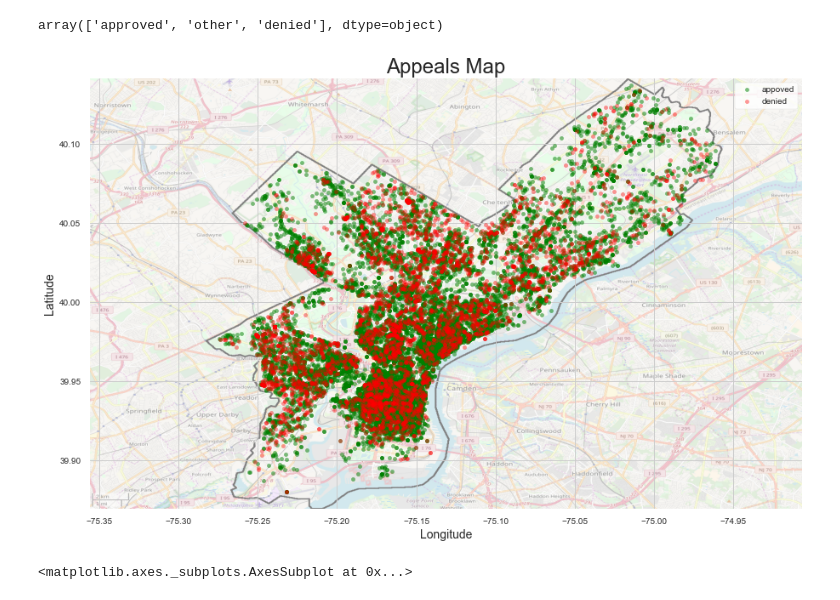
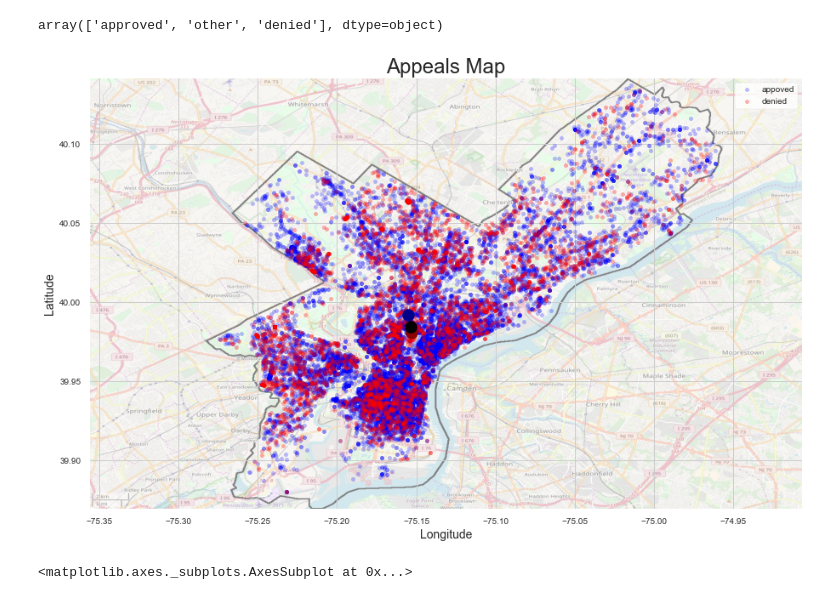
Before and after one commit to adreyzin/Philly_L_and_I_Appeals, a Jupyter notebook: City of Philadelphia Licenses and Inspections Appeals.ipynb, the cells around one changed output. Cells and saved outputs as stored; diff of their text form; code cells hidden in the pictures.

```diff
--- a/City of Philadelphia Licenses and Inspections Appeals.ipynb
+++ b/City of Philadelphia Licenses and Inspections Appeals.ipynb
@@ -659,3 +660,10 @@ df[['lat','lng']].agg([min,max, 'mean']).T
 #Save Philadelphia Center City Latitude and Longitude.
 ccLat = 39.952583
 ccLng = -75.165222
+# %%
+#Calclulate centroid for approved and denied appeals
+centers = df[df['newDecision'].isin(['approved','denied'])].groupby(['newDecision'])['lng','lat'].mean()
+centers.iloc[0,0]
+print(centers)
+centers = centers.append(df[['lng','lat']].mean(), ignore_index=True)
+centers
@@ -662,3 +679,7 @@ ccLng = -75.165222
+# %%
+#Create distance from the centroid point feature
+centers = centers.reindex()
+df['fromCenter'] = ((df['lng'] - centers.iloc[2][0])**2 + (df['lng'] - centers.iloc[2][1])**2)**0.5
 # %%
 #create "distance" from center city
 df['fromCC'] = ((df['lat']-ccLat)**2 + (df['lng']-ccLng)**2)**0.5
@@ -701,33 +717,36 @@ array(['approved', 'other', 'denied'], dtype=object)
 # %%
 import numpy as np
 import matplotlib.image as mpimg
 philadelphia_img=mpimg.imread('images/Street_map_of_Philadelphia_and_surrounding_area.png')
 
 plt.axes
 plt.figure(figsize=(15,15))
 plt.title('Appeals Map', size=24)
 plt.rc('font', size=24)
 
 plt.imshow(philadelphia_img, extent=[-75.356, -74.9066, 39.8694, 40.1414], alpha=0.5)
 
 dfscat = df[df['newDecision'] == 'approved']
-plt.scatter(dfscat['lng'], dfscat['lat'], marker = 'o', label = 'appoved', s=20, alpha=0.5, c='green')
+plt.scatter(dfscat['lng'], dfscat['lat'], marker = 'o', label = 'appoved', s=20, alpha=0.25, c='blue')
 
 dfscat = df[df['newDecision'] == 'denied']
-plt.scatter(dfscat['lng'], dfscat['lat'], marker = 'o', label = 'denied', s=20, alpha=0.4, c='red')
+plt.scatter(dfscat['lng'], dfscat['lat'], marker = 'o', label = 'denied', s=20, alpha=0.3, c='red')
 
+plt.scatter(centers.iloc[0][0], centers.iloc[0][1], c='darkred', s=200, alpha=1)
+plt.scatter(centers.iloc[1][0], centers.iloc[1][1], c='darkblue', s=200, alpha=1)
+plt.scatter(centers.iloc[2][0], centers.iloc[2][1], c='black', s=200, alpha=1)
 
 plt.grid('on')
 plt.legend()
 plt.rc('font', size=18)
 
 plt.ylabel("Latitude", fontsize=14)
 plt.xlabel("Longitude", fontsize=14)
 
 plt.savefig('images/appeal_map.png',bbox_inches='tight')
 plt.show()
 # %% [output]
-[figure, old version]
+[figure, new version]
 # %%
 #Distance from CC
 df['fromCC'].hist()
```
Also changed, not shown: parts of 72 cells of this notebook, 2 other files.
